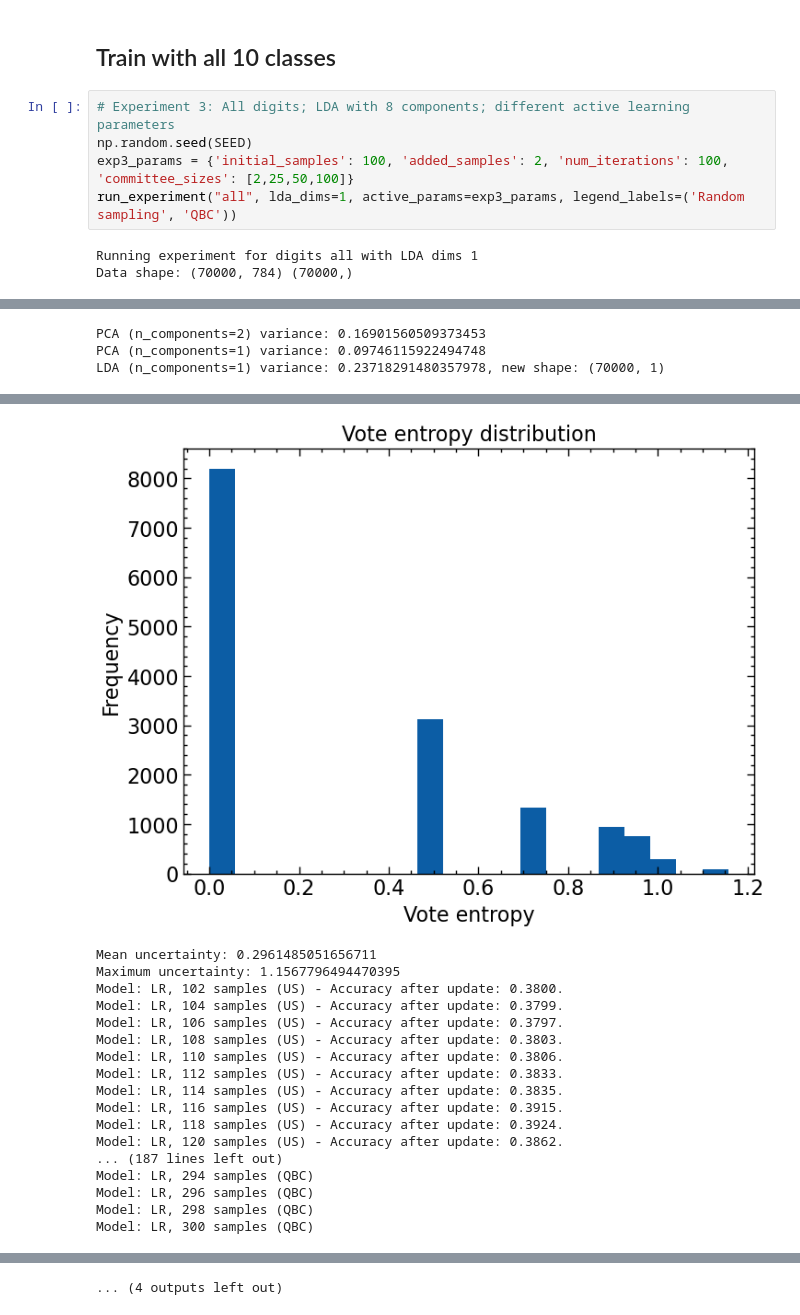
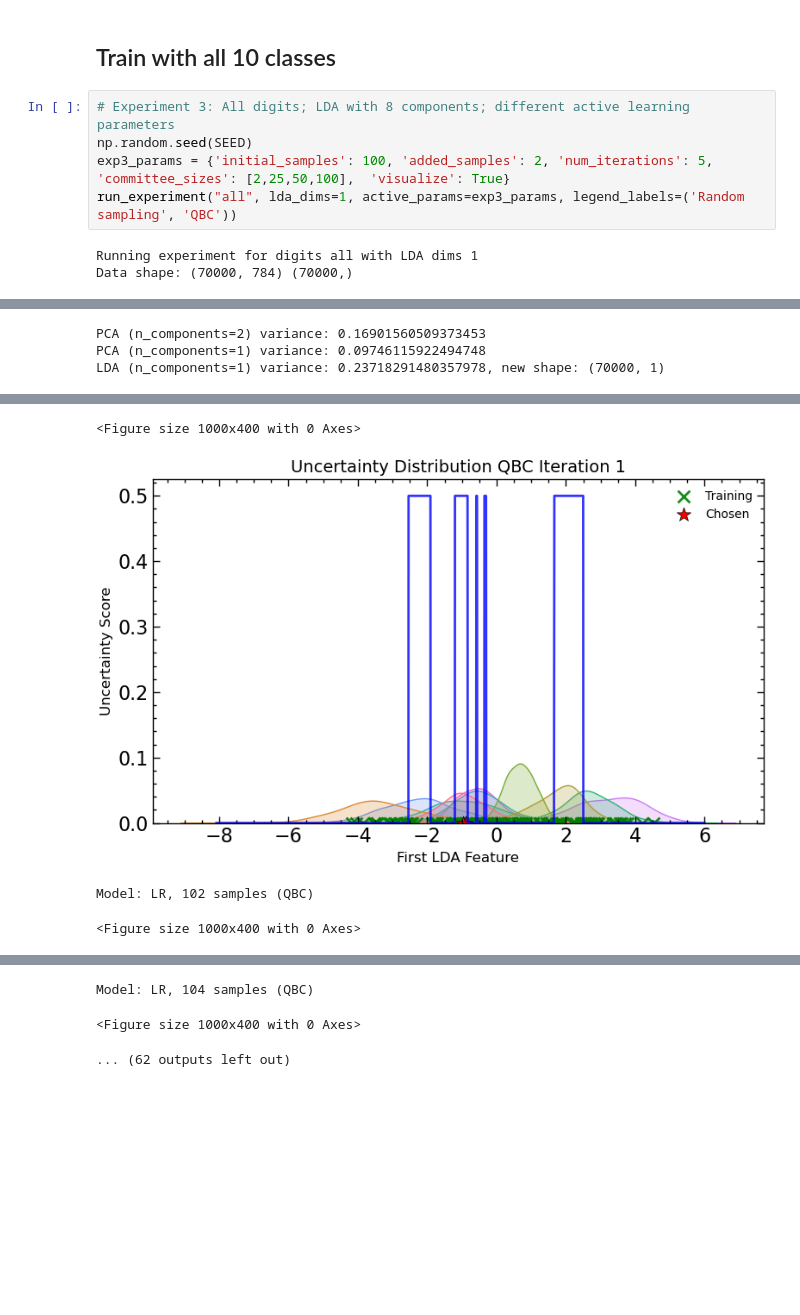
Before and after one commit to amapy-00/miniproject_2_02463, a Jupyter notebook: main.ipynb, the cells around one changed output, grey strips where cells are left out. Cells and saved outputs as stored; diff of their text form; blank space fills up the shorter version.

```diff
--- a/main.ipynb
+++ b/main.ipynb
@@ -175,7 +23,7 @@ Model: LR, 60 samples (QBC)
 # %%
 # Experiment 3: All digits; LDA with 8 components; different active learning parameters
 np.random.seed(SEED)
-exp3_params = {'initial_samples': 100, 'added_samples': 2, 'num_iterations': 100, 'committee_sizes': [2,25,50,100]}
+exp3_params = {'initial_samples': 100, 'added_samples': 2, 'num_iterations': 5, 'committee_sizes': [2,25,50,100],  'visualize': True}
 run_experiment("all", lda_dims=1, active_params=exp3_params, legend_labels=('Random sampling', 'QBC'))
 # %% [output]
 Running experiment for digits all with LDA dims 1
@@ -205,18 +47,4 @@ Model: LR, 300 samples (QBC)
+<Figure size 1000x400 with 0 Axes>
-[figure, old version]
+[figure, new version]
-Mean uncertainty: 0.2961485051656711
-Maximum uncertainty: 1.1567796494470395
-Model: LR, 102 samples (US) - Accuracy after update: 0.3800.
-Model: LR, 104 samples (US) - Accuracy after update: 0.3799.
-Model: LR, 106 samples (US) - Accuracy after update: 0.3797.
-Model: LR, 108 samples (US) - Accuracy after update: 0.3803.
-Model: LR, 110 samples (US) - Accuracy after update: 0.3806.
-Model: LR, 112 samples (US) - Accuracy after update: 0.3833.
-Model: LR, 114 samples (US) - Accuracy after update: 0.3835.
-Model: LR, 116 samples (US) - Accuracy after update: 0.3915.
-Model: LR, 118 samples (US) - Accuracy after update: 0.3924.
-Model: LR, 120 samples (US) - Accuracy after update: 0.3862.
-... (187 lines left out)
-Model: LR, 294 samples (QBC)
-Model: LR, 296 samples (QBC)
-Model: LR, 298 samples (QBC)
-Model: LR, 300 samples (QBC)
+Model: LR, 102 samples (QBC)
+<Figure size 1000x400 with 0 Axes>
@@ -260 +52,3 @@ Model: LR, 300 samples (QBC)
-... (4 outputs left out)
+Model: LR, 104 samples (QBC)
+<Figure size 1000x400 with 0 Axes>
+... (62 outputs left out)
```
Also changed, not shown: parts of 3 cells of this notebook.
